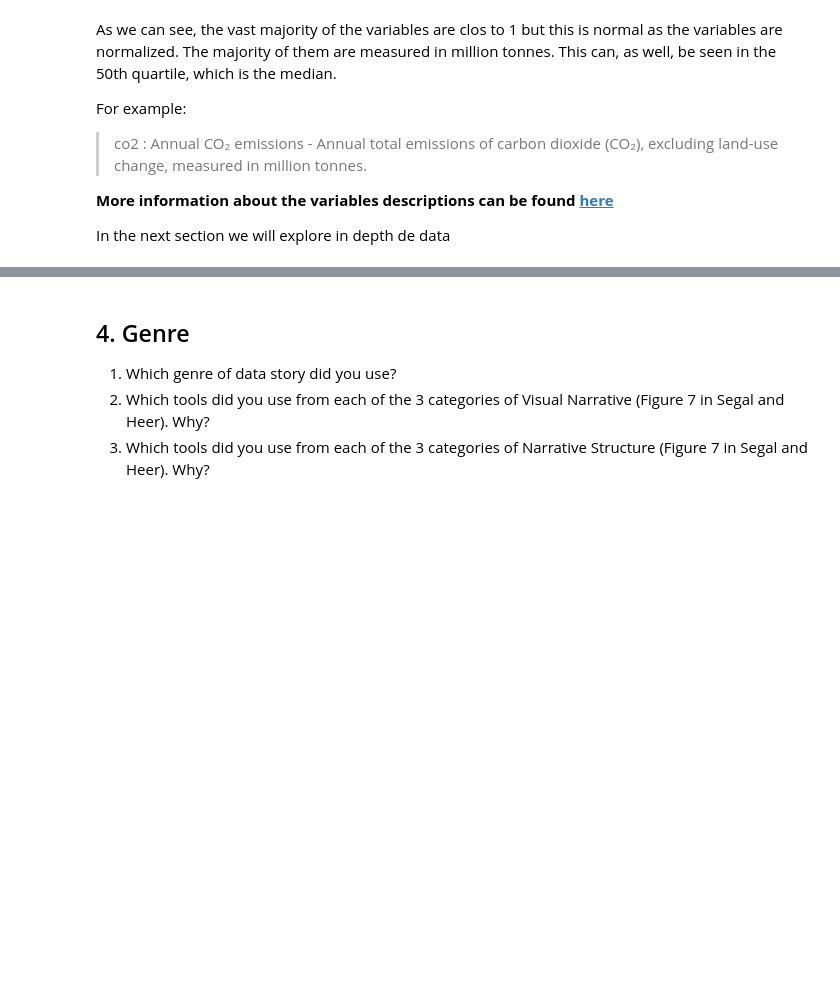
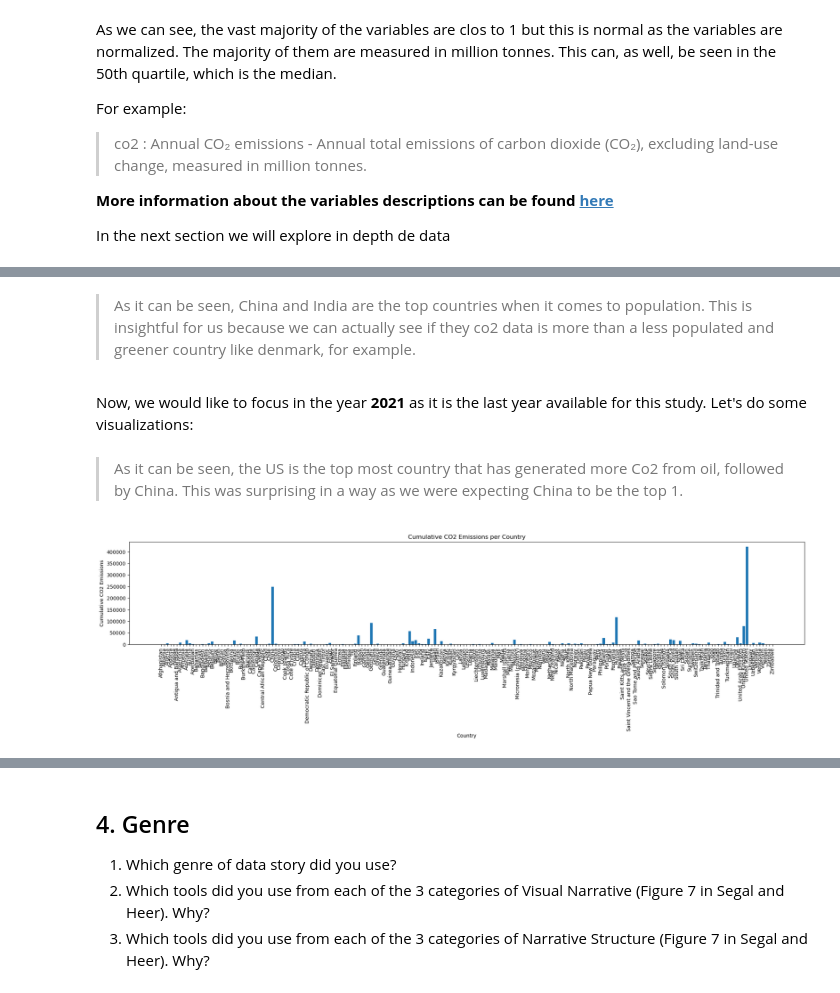
Before and after one commit to magolimbo/Social_data_analysis_and_visualisation, a Jupyter notebook: project/main.ipynb, the cells around one changed output, grey strips where cells are left out. Drawn from its saved outputs; the diff is of its cells as text; code cells hidden in the pictures; blank space fills up the shorter version.

```diff
--- a/project/main.ipynb
+++ b/project/main.ipynb
@@ -286,0 +290,2 @@ In the next section we will explore in depth de data
+# %%
+df.drop('iso_code', inplace=True, axis=1)
@@ -286,0 +337,17 @@ In the next section we will explore in depth de data
+# %% [markdown]
+>As it can be seen, China and India are the top countries when it comes to population. This is insightful for us because we can actually see if they co2 data is more than a less populated and greener country like denmark, for example.
+# %% [markdown]
+Now, we would like to focus in the year **2021** as it is the last year available for this study. Let's do some visualizations:
+# %% [markdown]
+> As it can be seen, the US is the top most country that has generated more Co2 from oil, followed by China. This was surprising in a way as we were expecting China to be the top 1.
+# %%
+plt.figure(figsize=(20, 6))
+plt.bar(df['country'], df['cumulative_co2'])
+plt.xlabel('Country')
+plt.ylabel('Cumulative CO2 Emissions')
+plt.title('Cumulative CO2 Emissions per Country')
+plt.xticks(rotation=90)
+plt.tight_layout()
+plt.show()
+# %% [output]
+[figure, added]
```
Also changed, not shown: parts of 10 cells of this notebook.
